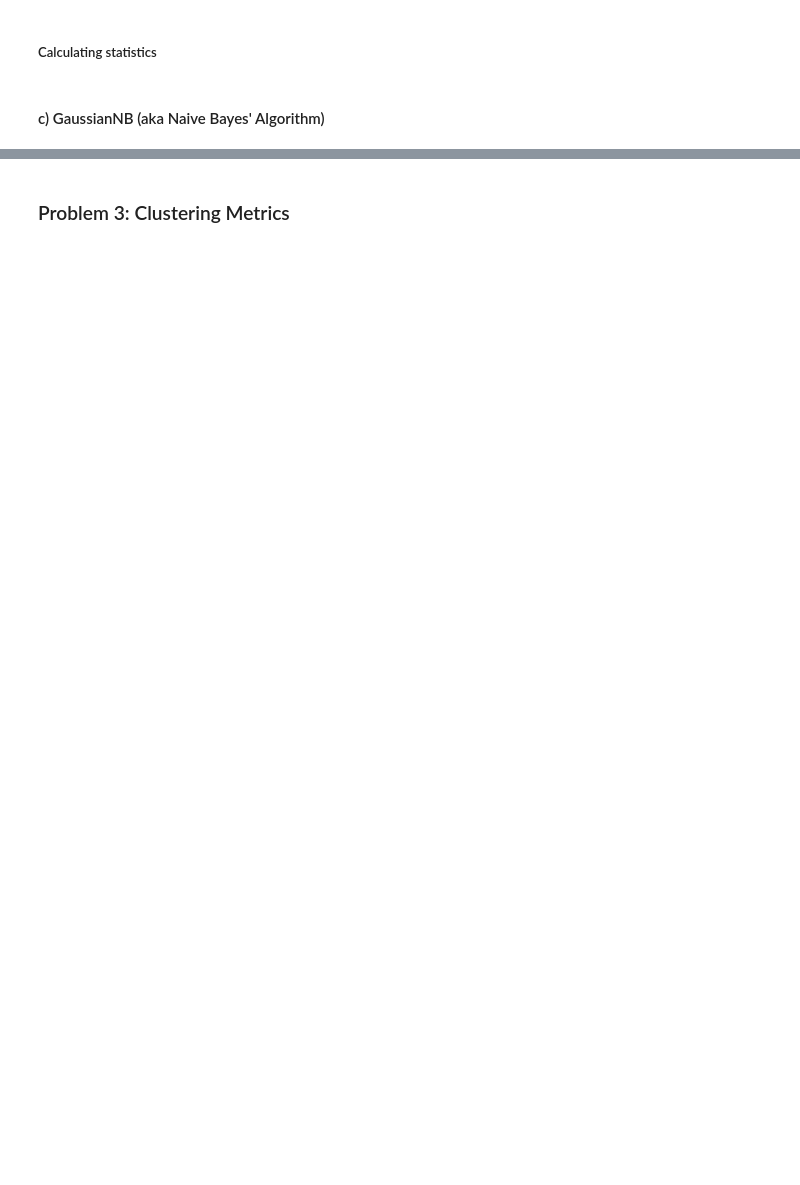
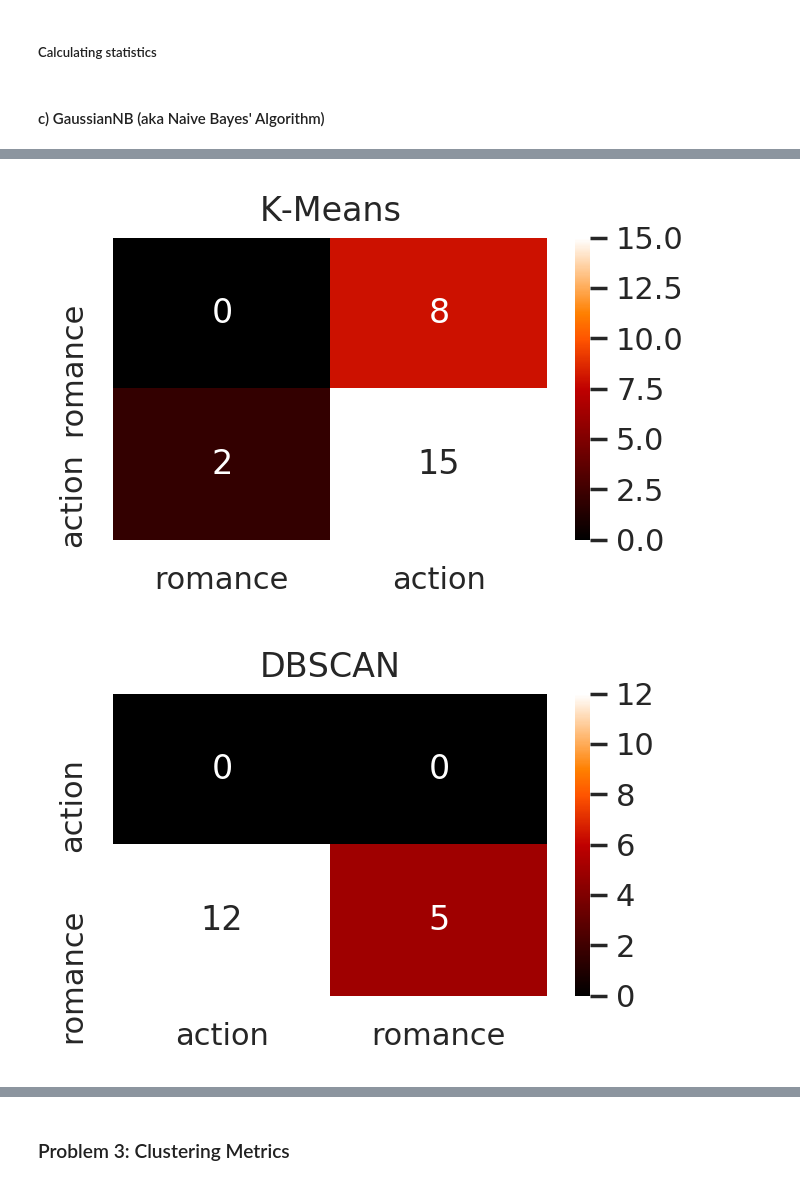
Before and after one commit to mnvsngv/cs696-bigdata, a Jupyter notebook: Midterm/Midterm.ipynb, the cells around one changed output, grey strips where cells are left out. Cells and saved outputs as stored; diff of their text form; code cells hidden in the pictures; blank space fills up the shorter version.

```diff
--- a/Midterm/Midterm.ipynb
+++ b/Midterm/Midterm.ipynb
@@ -339,0 +340,5 @@ plot_confusion_matrix(bayes_confusion, ["action", "romance"])
+# %%
+plot_confusion_matrix_from_stats(stats)
+# %% [output]
+[figure, added]
+[figure, added]
```
Also changed, not shown: parts of 30 cells of this notebook.
